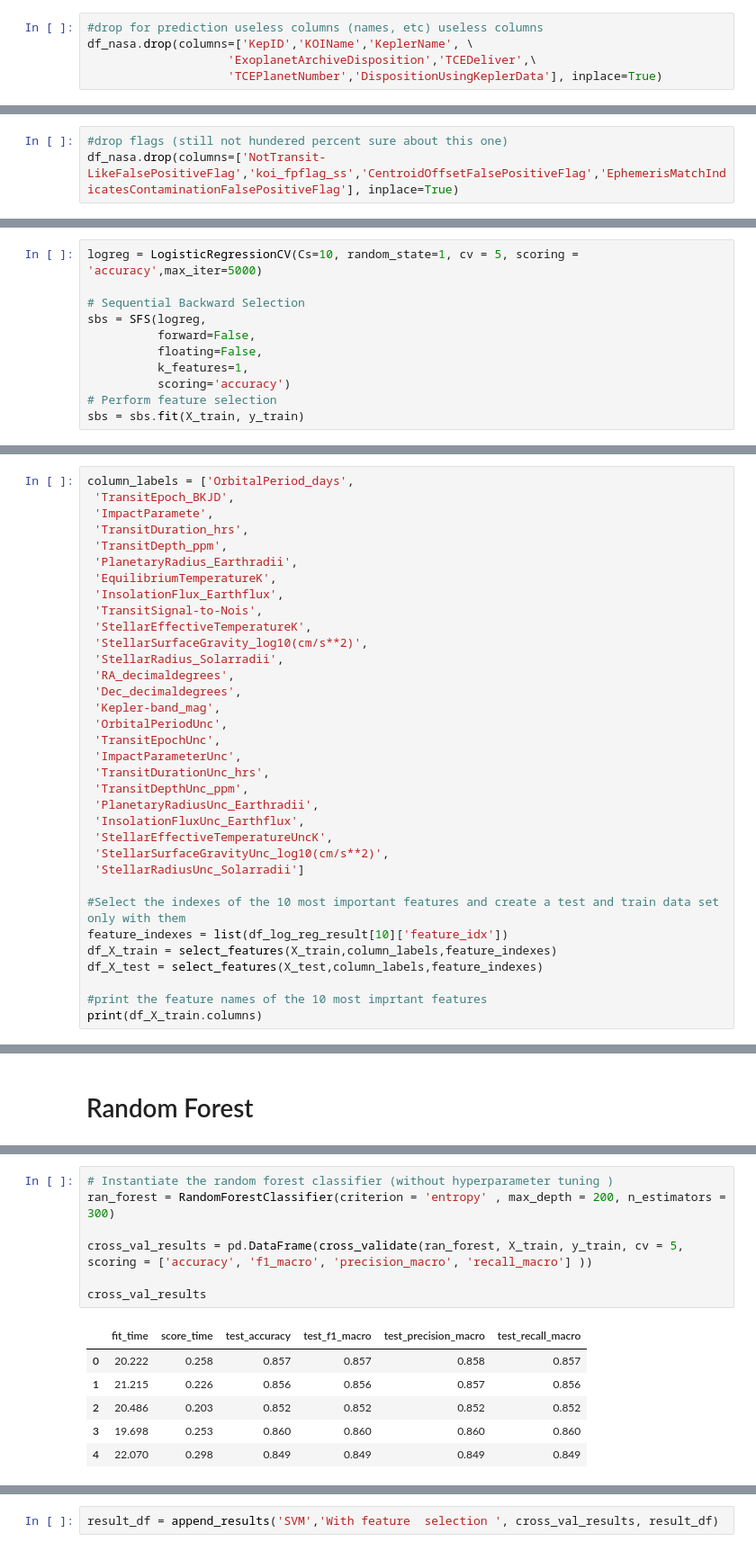
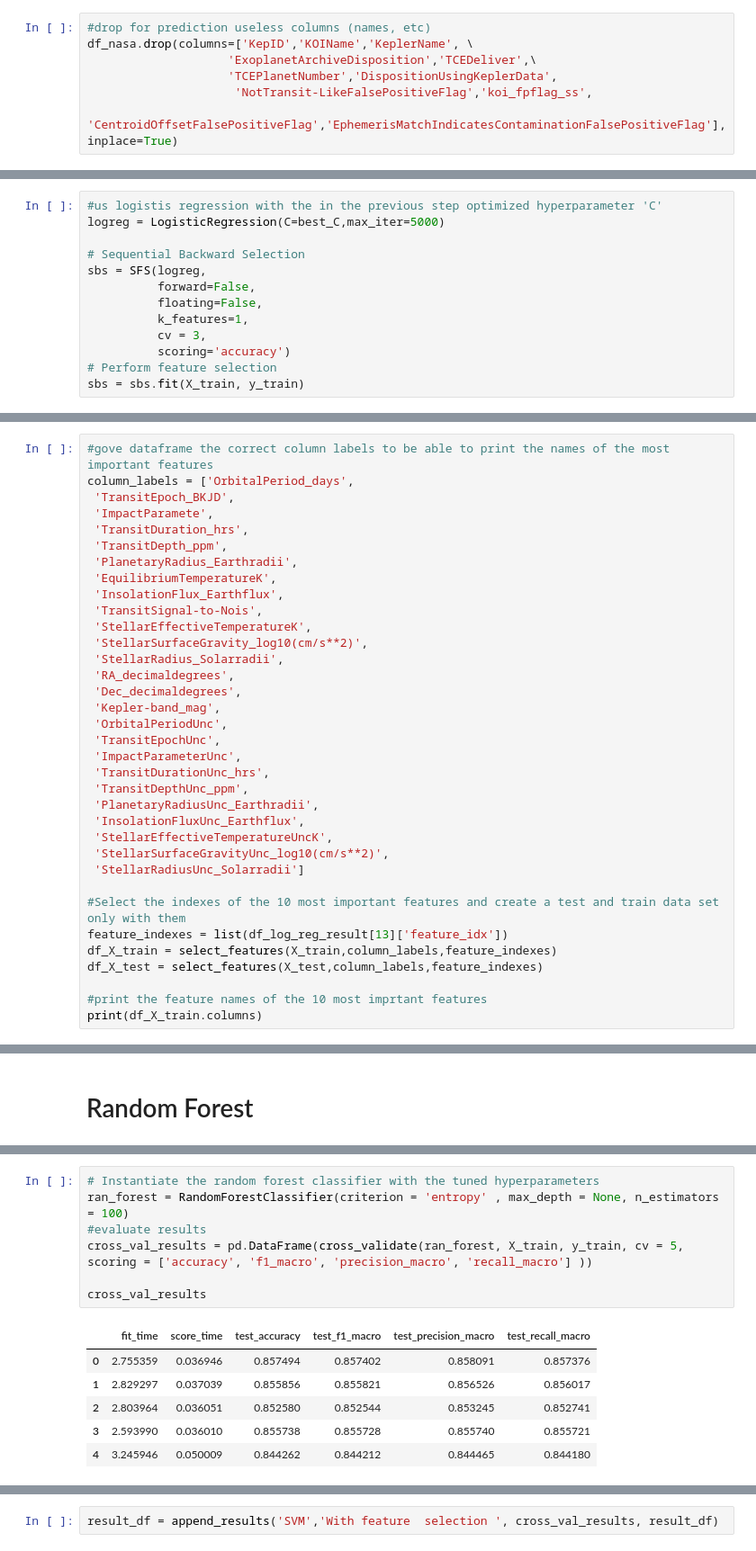
Before and after one commit to jezu1/ML_NASAProject, a Jupyter notebook: Machine_Learning_final_version.ipynb, the cells around one changed output, grey strips where cells are left out. Shown at 90% size. Drawn from its saved outputs; the diff is of its cells as text.

```diff
--- a/Machine_Learning_final_version.ipynb
+++ b/Machine_Learning_final_version.ipynb
@@ -229,5 +177,7 @@ the following columns are useless for predictions and can be dropped
 # %%
-#drop for prediction useless columns (names, etc) useless columns
+#drop for prediction useless columns (names, etc)
 df_nasa.drop(columns=['KepID','KOIName','KeplerName', \
                     'ExoplanetArchiveDisposition','TCEDeliver',\
-                    'TCEPlanetNumber','DispositionUsingKeplerData'], inplace=True)
+                    'TCEPlanetNumber','DispositionUsingKeplerData',
+                     'NotTransit-LikeFalsePositiveFlag','koi_fpflag_ss',
+                     'CentroidOffsetFalsePositiveFlag','EphemerisMatchIndicatesContaminationFalsePositiveFlag'], inplace=True)
@@ -343,6 +288,3 @@ to be able to sum the values we first have to impute the missing values as some
-# %%
-#drop flags (still not hundered percent sure about this one)
-df_nasa.drop(columns=['NotTransit-LikeFalsePositiveFlag','koi_fpflag_ss','CentroidOffsetFalsePositiveFlag','EphemerisMatchIndicatesContaminationFalsePositiveFlag'], inplace=True)
 # %% [markdown]
 # Split data in train and test
 # %%
@@ -570,13 +505,15 @@ result_df = append_results('Logistic Regression','Performed feature selection',
 
 perform backward feature selection so iteratively reduce number of features by removing the one with the least gain
 # %%
-logreg = LogisticRegressionCV(Cs=10, random_state=1, cv = 5, scoring = 'accuracy',max_iter=5000)
+#us logistis regression with the in the previous step optimized hyperparameter 'C'
+logreg = LogisticRegression(C=best_C,max_iter=5000)
 
 # Sequential Backward Selection
 sbs = SFS(logreg,
           forward=False,
           floating=False,
           k_features=1,
+          cv = 3,
           scoring='accuracy')
 # Perform feature selection
 sbs = sbs.fit(X_train, y_train)
@@ -623,6 +576,7 @@ def select_features(numpy_array,column_labels,feature_list):
     df = df.iloc[:, feature_list]
     return df
 # %%
+#gove dataframe the correct column labels to be able to print the names of the most important features
 column_labels = ['OrbitalPeriod_days',
  'TransitEpoch_BKJD',
  'ImpactParamete',
@@ -650,7 +604,7 @@ column_labels = ['OrbitalPeriod_days',
  'StellarRadiusUnc_Solarradii']
 
 #Select the indexes of the 10 most important features and create a test and train data set only with them
-feature_indexes = list(df_log_reg_result[10]['feature_idx'])
+feature_indexes = list(df_log_reg_result[13]['feature_idx'])
 df_X_train = select_features(X_train,column_labels,feature_indexes)
 df_X_test = select_features(X_test,column_labels,feature_indexes)
 
@@ -895,14 +874,14 @@ The best hyperparameters are {'criterion': 'entropy', 'max_depth': 200, 'n_estim
 # %%
-# Instantiate the random forest classifier (without hyperparameter tuning )
-ran_forest = RandomForestClassifier(criterion = 'entropy' , max_depth = 200, n_estimators = 300)
-
+# Instantiate the random forest classifier with the tuned hyperparameters
+ran_forest = RandomForestClassifier(criterion = 'entropy' , max_depth = None, n_estimators = 100)
+#evaluate results
 cross_val_results = pd.DataFrame(cross_validate(ran_forest, X_train, y_train, cv = 5, scoring = ['accuracy', 'f1_macro', 'precision_macro', 'recall_macro'] ))
 
 cross_val_results
 # %% [output]
 |  | fit_time | score_time | test_accuracy | test_f1_macro | test_precision_macro | test_recall_macro |
-| 0 | 20.222 | 0.258 | 0.857 | 0.857 | 0.858 | 0.857 |
-| 1 | 21.215 | 0.226 | 0.856 | 0.856 | 0.857 | 0.856 |
-| 2 | 20.486 | 0.203 | 0.852 | 0.852 | 0.852 | 0.852 |
-| 3 | 19.698 | 0.253 | 0.860 | 0.860 | 0.860 | 0.860 |
-| 4 | 22.070 | 0.298 | 0.849 | 0.849 | 0.849 | 0.849 |
+| 0 | 2.755359 | 0.036946 | 0.857494 | 0.857402 | 0.858091 | 0.857376 |
+| 1 | 2.829297 | 0.037039 | 0.855856 | 0.855821 | 0.856526 | 0.856017 |
+| 2 | 2.803964 | 0.036051 | 0.852580 | 0.852544 | 0.853245 | 0.852741 |
+| 3 | 2.593990 | 0.036010 | 0.855738 | 0.855728 | 0.855740 | 0.855721 |
+| 4 | 3.245946 | 0.050009 | 0.844262 | 0.844212 | 0.844465 | 0.844180 |
```
Also changed, not shown: parts of 114 cells of this notebook.
